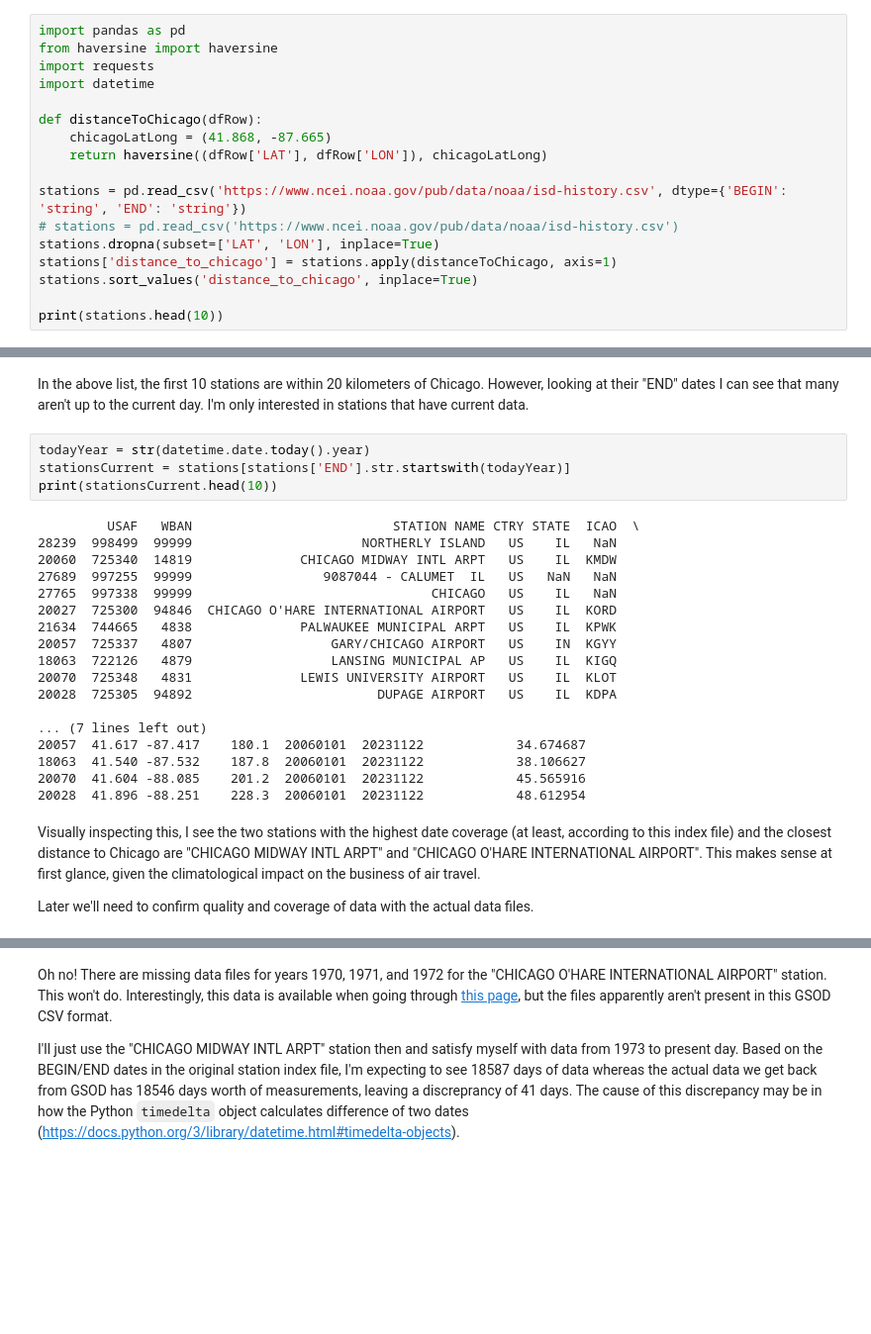
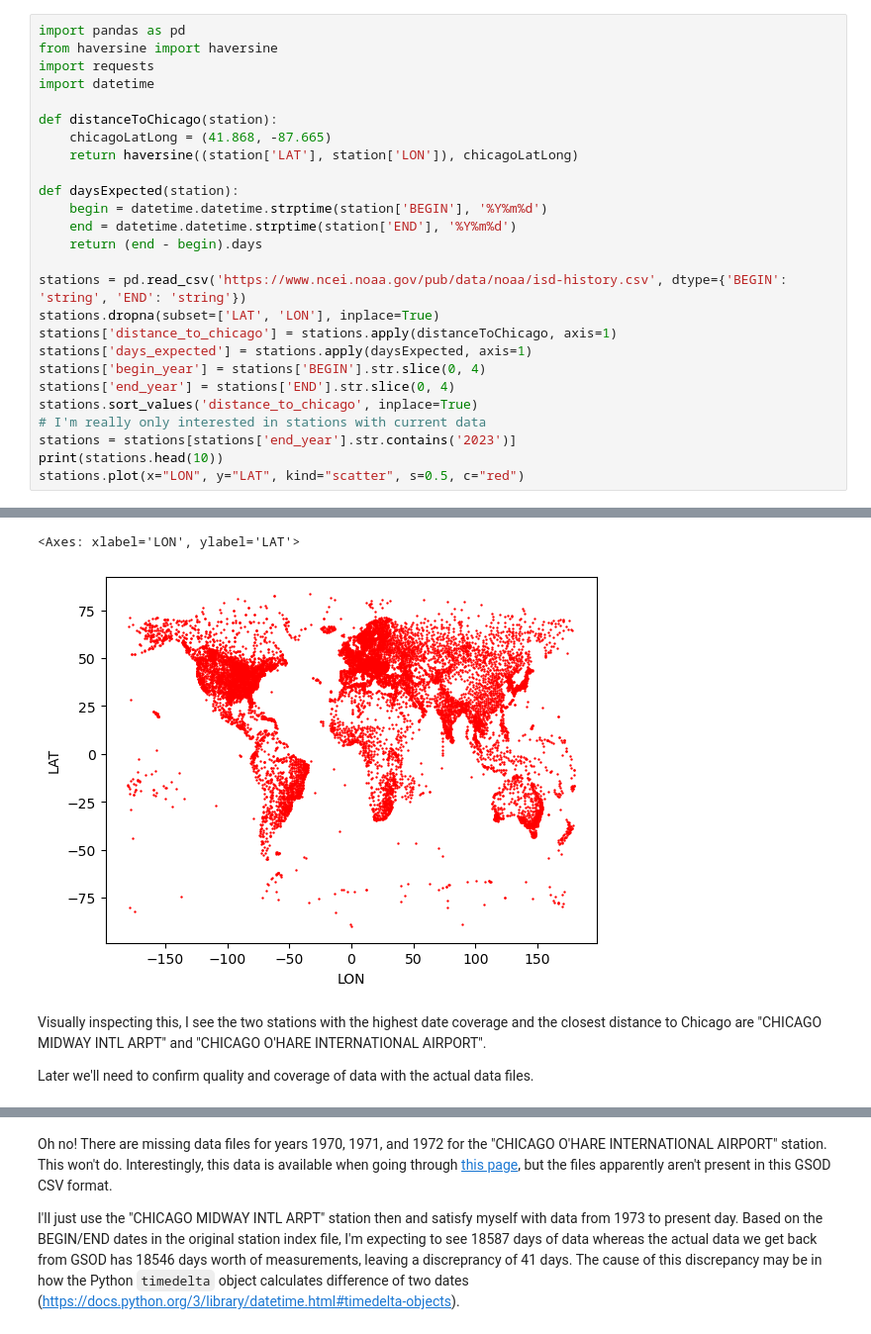
Before and after one commit to nrrb/weatherfeel, a Jupyter notebook: ColdChicago.ipynb, the cells around one changed output, grey strips where cells are left out. Shown at 99% size. Cells and saved outputs as stored; diff of their text form; blank space fills up the shorter version.

Commit message:
Add plot of station locations, parse dates in GSOD data.

```diff
--- a/ColdChicago.ipynb
+++ b/ColdChicago.ipynb
@@ -12,15 +14,24 @@ from haversine import haversine
 import requests
 import datetime
 
-def distanceToChicago(dfRow):
+def distanceToChicago(station):
     chicagoLatLong = (41.868, -87.665)
-    return haversine((dfRow['LAT'], dfRow['LON']), chicagoLatLong)
+    return haversine((station['LAT'], station['LON']), chicagoLatLong)
+
+def daysExpected(station):
+    begin = datetime.datetime.strptime(station['BEGIN'], '%Y%m%d')
+    end = datetime.datetime.strptime(station['END'], '%Y%m%d')
+    return (end - begin).days
 
 stations = pd.read_csv('https://www.ncei.noaa.gov/pub/data/noaa/isd-history.csv', dtype={'BEGIN': 'string', 'END': 'string'})
-# stations = pd.read_csv('https://www.ncei.noaa.gov/pub/data/noaa/isd-history.csv')
 stations.dropna(subset=['LAT', 'LON'], inplace=True)
 stations['distance_to_chicago'] = stations.apply(distanceToChicago, axis=1)
+stations['days_expected'] = stations.apply(daysExpected, axis=1)
+stations['begin_year'] = stations['BEGIN'].str.slice(0, 4)
+stations['end_year'] = stations['END'].str.slice(0, 4)
 stations.sort_values('distance_to_chicago', inplace=True)
-
+# I'm really only interested in stations with current data
+stations = stations[stations['end_year'].str.contains('2023')]
 print(stations.head(10))
+stations.plot(x="LON", y="LAT", kind="scatter", s=0.5, c="red")
 # %% [output]
@@ -44,29 +55,7 @@ print(stations.head(10))
+<Axes: xlabel='LON', ylabel='LAT'>
+[figure, added]
-# %% [markdown]
-In the above list, the first 10 stations are within 20 kilometers of Chicago. However, looking at their "END" dates I can see that many aren't up to the current day. I'm only interested in stations that have current data.
-# %%
-todayYear = str(datetime.date.today().year)
-stationsCurrent = stations[stations['END'].str.startswith(todayYear)]
-print(stationsCurrent.head(10))
-# %% [output]
-         USAF   WBAN                          STATION NAME CTRY STATE  ICAO  \
-28239  998499  99999                      NORTHERLY ISLAND   US    IL   NaN
-20060  725340  14819              CHICAGO MIDWAY INTL ARPT   US    IL  KMDW
-27689  997255  99999                 9087044 - CALUMET  IL   US   NaN   NaN
-27765  997338  99999                               CHICAGO   US    IL   NaN
-20027  725300  94846  CHICAGO O'HARE INTERNATIONAL AIRPORT   US    IL  KORD
-21634  744665   4838              PALWAUKEE MUNICIPAL ARPT   US    IL  KPWK
-20057  725337   4807                  GARY/CHICAGO AIRPORT   US    IN  KGYY
-18063  722126   4879                  LANSING MUNICIPAL AP   US    IL  KIGQ
-20070  725348   4831              LEWIS UNIVERSITY AIRPORT   US    IL  KLOT
-20028  725305  94892                        DUPAGE AIRPORT   US    IL  KDPA
-
-... (7 lines left out)
-20057  41.617 -87.417    180.1  20060101  20231122            34.674687
-18063  41.540 -87.532    187.8  20060101  20231122            38.106627
-20070  41.604 -88.085    201.2  20060101  20231122            45.565916
-20028  41.896 -88.251    228.3  20060101  20231122            48.612954
 # %% [markdown]
-Visually inspecting this, I see the two stations with the highest date coverage (at least, according to this index file) and the closest distance to Chicago are "CHICAGO MIDWAY INTL ARPT" and "CHICAGO O'HARE INTERNATIONAL AIRPORT". This makes sense at first glance, given the climatological impact on the business of air travel.
+Visually inspecting this, I see the two stations with the highest date coverage and the closest distance to Chicago are "CHICAGO MIDWAY INTL ARPT" and "CHICAGO O'HARE INTERNATIONAL AIRPORT".
 
 Later we'll need to confirm quality and coverage of data with the actual data files.
 # %%
```
Also changed, not shown: parts of 11 cells of this notebook, 2 other files.
